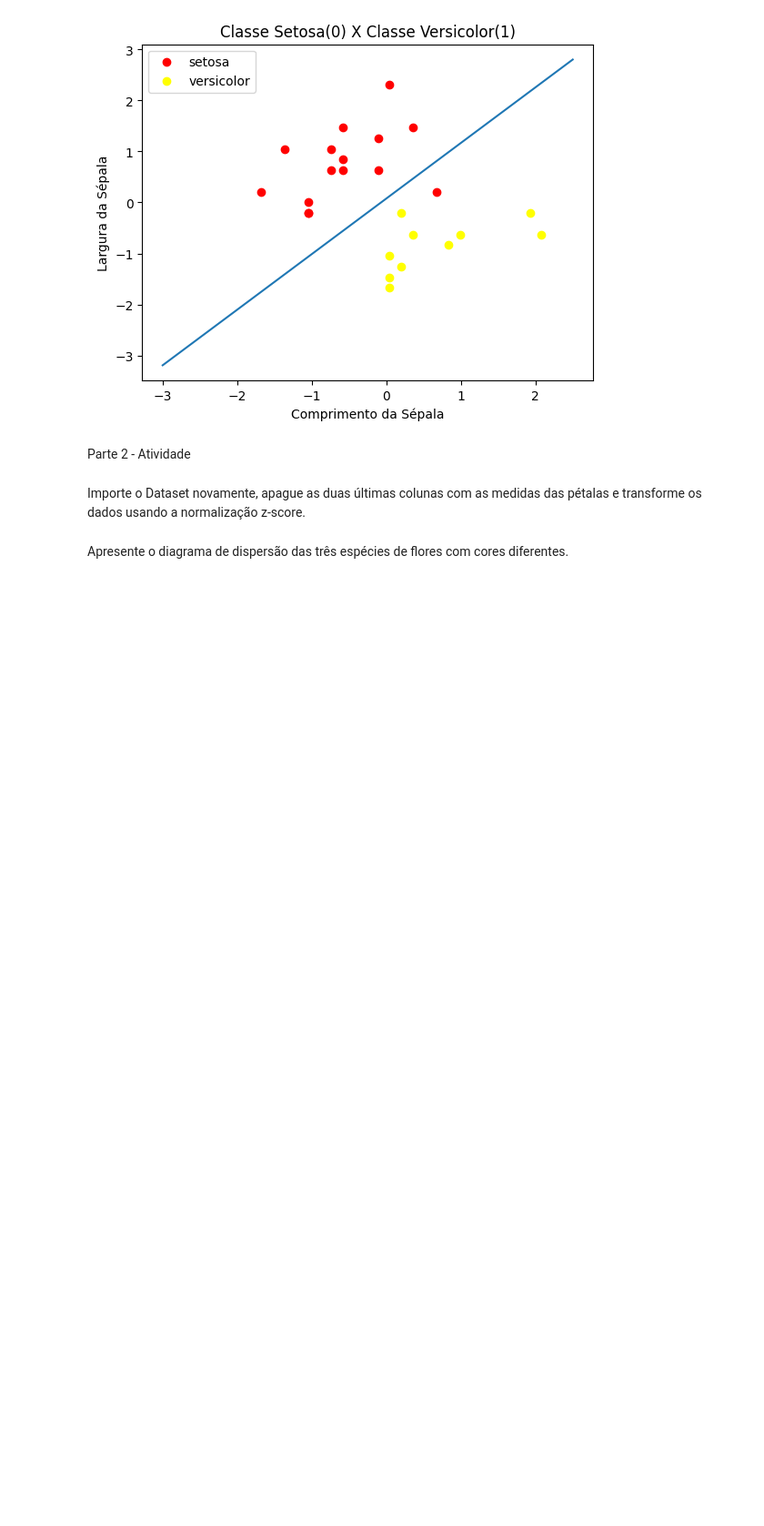
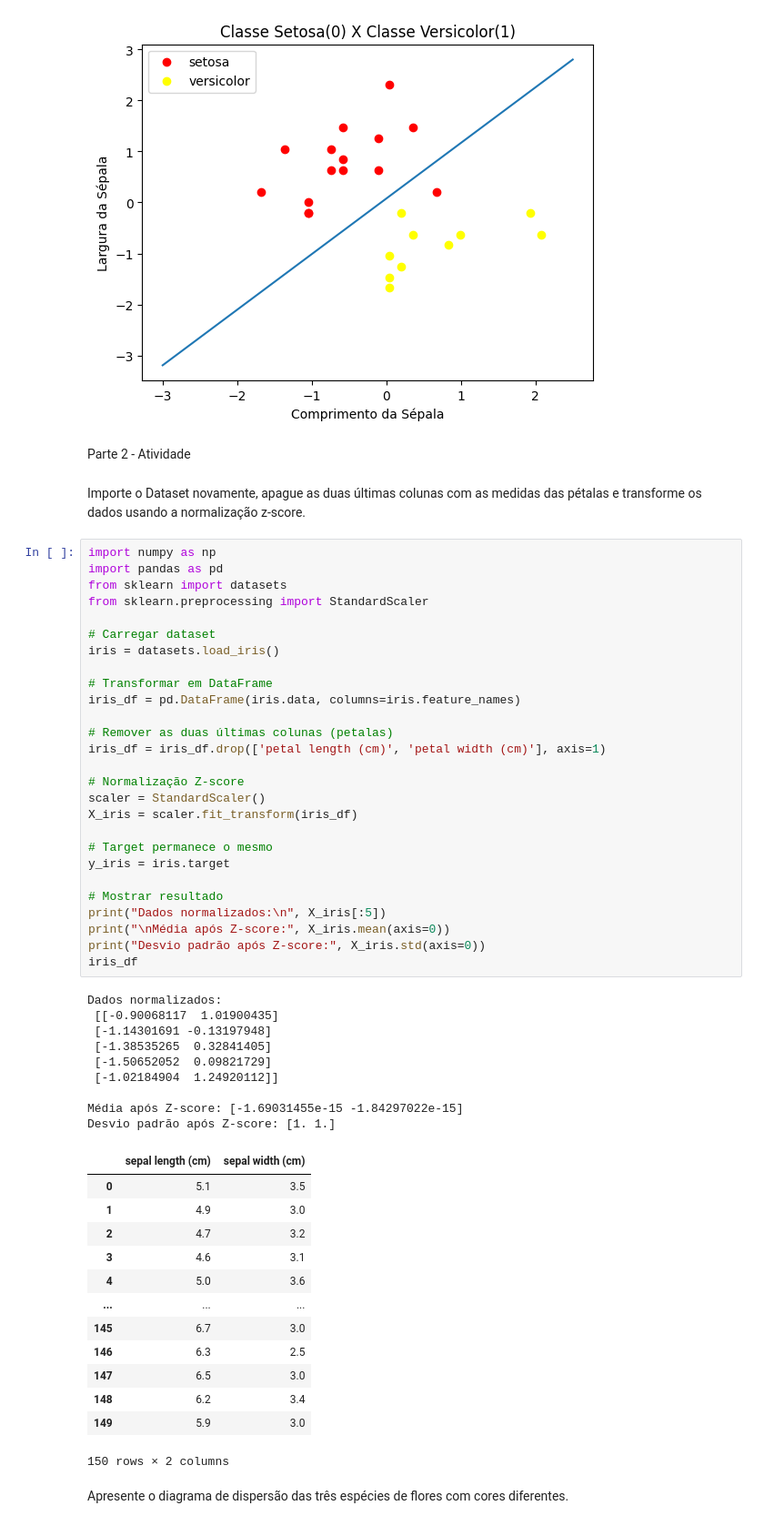
Before and after one commit to PatrikiGss/CIENCIA_DE_DADOS, a Jupyter notebook: patriki/aula 5/regressão-multivariada-ex3.ipynb, the cells around one changed output. Shown at 91% size. Saved outputs shown, nothing was run; the diff lists cells and outputs as text; blank space fills up the shorter version.

```diff
--- a/patriki/aula 5/regressão-multivariada-ex3.ipynb
+++ b/patriki/aula 5/regressão-multivariada-ex3.ipynb
@@ -312,5 +312,55 @@ Parte 2 - Atividade
 # %% [markdown]
 
 Importe o Dataset novamente, apague as duas últimas colunas com as medidas das pétalas e transforme os dados usando a normalização z-score.
+# %%
+import numpy as np
+import pandas as pd
+from sklearn import datasets
+from sklearn.preprocessing import StandardScaler
+
+# Carregar dataset
+iris = datasets.load_iris()
+
+# Transformar em DataFrame
+iris_df = pd.DataFrame(iris.data, columns=iris.feature_names)
+
+# Remover as duas últimas colunas (petalas)
+iris_df = iris_df.drop(['petal length (cm)', 'petal width (cm)'], axis=1)
+
+# Normalização Z-score
+scaler = StandardScaler()
+X_iris = scaler.fit_transform(iris_df)
+
+# Target permanece o mesmo
+y_iris = iris.target
+
+# Mostrar resultado
+print("Dados normalizados:\n", X_iris[:5])
+print("\nMédia após Z-score:", X_iris.mean(axis=0))
+print("Desvio padrão após Z-score:", X_iris.std(axis=0))
+iris_df
+# %% [output]
+Dados normalizados:
+ [[-0.90068117  1.01900435]
+ [-1.14301691 -0.13197948]
+ [-1.38535265  0.32841405]
+ [-1.50652052  0.09821729]
+ [-1.02184904  1.24920112]]
+
+Média após Z-score: [-1.69031455e-15 -1.84297022e-15]
+Desvio padrão após Z-score: [1. 1.]
+|  | sepal length (cm) | sepal width (cm) |
+| 0 | 5.1 | 3.5 |
+| 1 | 4.9 | 3.0 |
+| 2 | 4.7 | 3.2 |
+| 3 | 4.6 | 3.1 |
+| 4 | 5.0 | 3.6 |
+| ... | ... | ... |
+| 145 | 6.7 | 3.0 |
+| 146 | 6.3 | 2.5 |
+| 147 | 6.5 | 3.0 |
+| 148 | 6.2 | 3.4 |
+| 149 | 5.9 | 3.0 |
+150 rows × 2 columns
 # %% [markdown]
 Apresente o diagrama de dispersão das três espécies de flores com cores diferentes.
```
Also changed, not shown: parts of 6 cells of this notebook.
